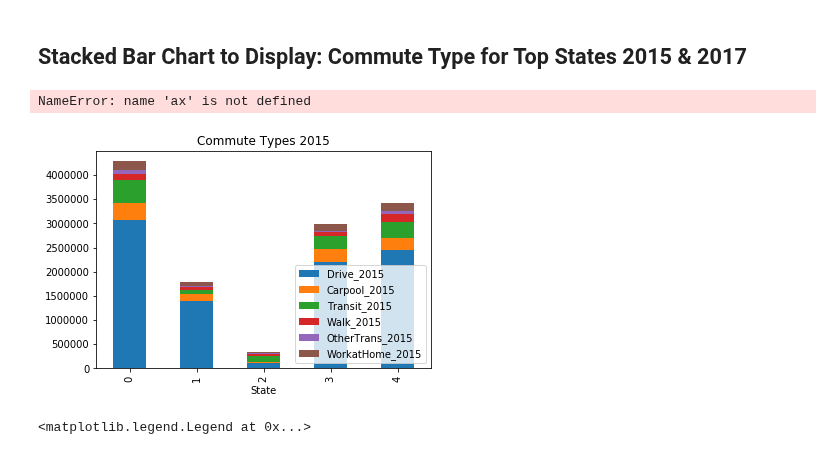
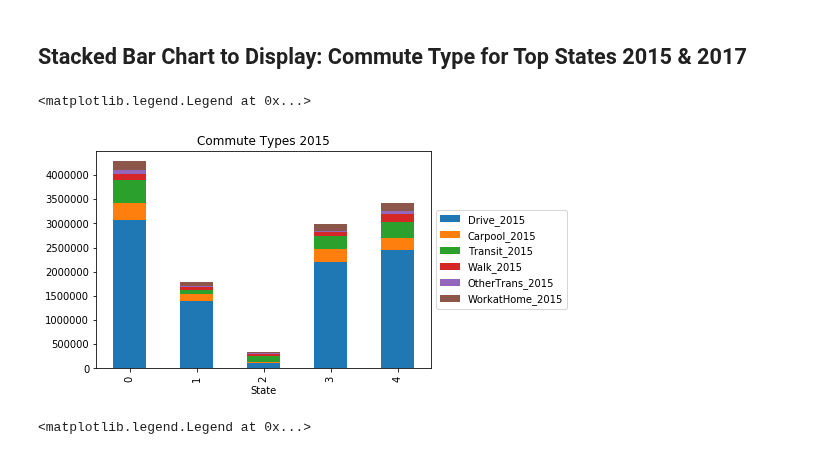
Before and after one commit to charlim26/censusproject, a Jupyter notebook: top_bottom_income_state.ipynb, the cells around one changed output. Drawn from its saved outputs; the diff is of its cells as text; code cells hidden in the pictures.

```diff
--- a/top_bottom_income_state.ipynb
+++ b/top_bottom_income_state.ipynb
@@ -225,17 +228,17 @@ top_comb_rn
 # %%
 top_comb_rn[["Drive_2015", "Carpool_2015", "Transit_2015",'Walk_2015','OtherTrans_2015',
              'WorkatHome_2015']].plot(kind="bar", stacked=True)
 plt.title("Commute Types 2015")
 plt.xlabel("State")
 #plt.xticks(x,('New Jersey', 'Commecticut', 'D.C.', 'Maryland', 'Massachusetts'))
 
-mylabels = ["Drive", "Carpool", "Transit",'Walk','OtherTrans','WorkatHome']
-ax.legend(labels=mylabels)
+# mylabels = ["Drive", "Carpool", "Transit",'Walk','OtherTrans','WorkatHome']
+# ax.legend(labels=mylabels)
 ax = plt.subplot()
 ax.legend(loc='center left', bbox_to_anchor=(1, 0.5))
 # %% [output]
-NameError: name 'ax' is not defined
+<matplotlib.legend.Legend at 0x...>
-[figure, old version]
+[figure, new version]
 # %%
 #make a stacked bar chart of top state in 2017 using the commute types
 top_comb_rn[["Drive_2017", "Carpool_2017", "Transit_2017",'Walk_2017','OtherTrans_2017','WorkatHome_2017']].plot(kind="bar", stacked=True)
```
Also changed, not shown: parts of 1 cell of this notebook, 1 other file.
